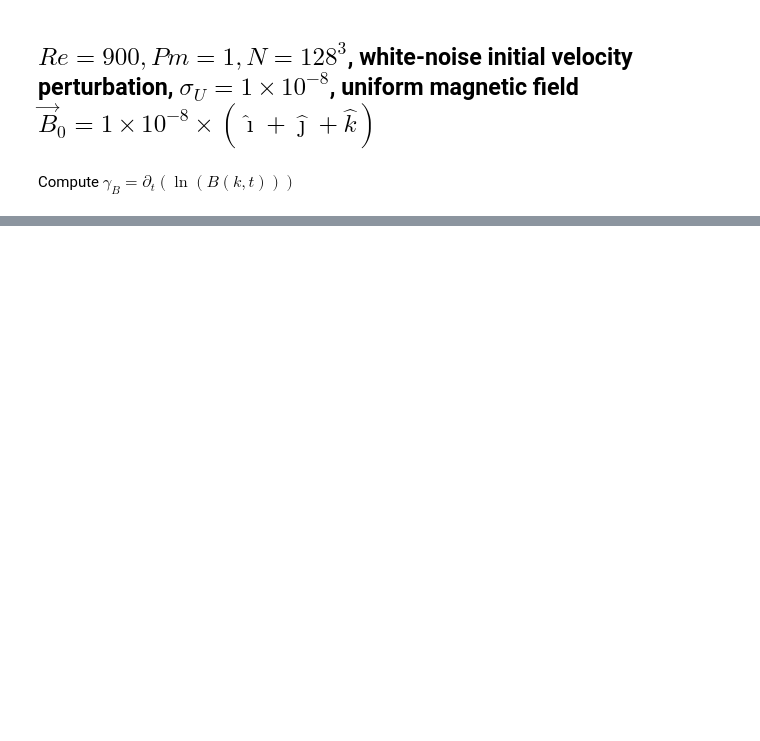
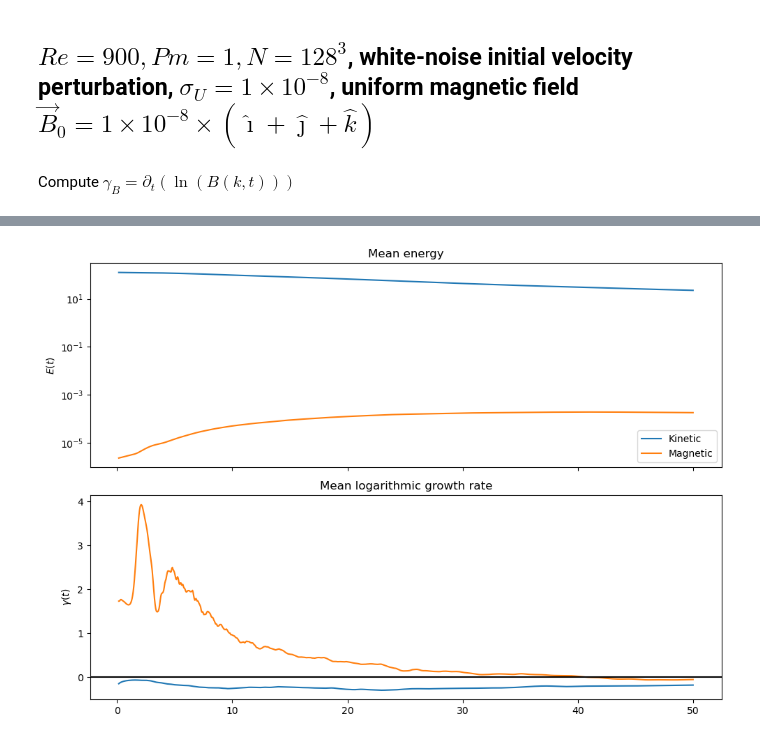
Before and after one commit to ben-goldman/khmhd, a Jupyter notebook: src/plot_gamma_spectrum.ipynb, the cells around one changed output, grey strips where cells are left out. Drawn from its saved outputs; the diff is of its cells as text; code cells hidden in the pictures; blank space fills up the shorter version.

```diff
--- a/src/plot_gamma_spectrum.ipynb
+++ b/src/plot_gamma_spectrum.ipynb
@@ -89,0 +90,17 @@ plt.savefig("gUB_t.pdf")
+# %%
+fig, (ax1, ax2) = plt.subplots(2, 1, sharex=True, figsize=(10, 7))
+ax1.plot(ts*2*np.pi, U_t, label="Kinetic")
+ax1.plot(ts*2*np.pi, B_t, label="Magnetic")
+ax1.set_yscale("log", base=10)
+ax1.set_ylabel(r"$E(t)$")
+ax1.legend()
+ax1.set_title(r"Mean energy")
+ax2.plot(ts*2*np.pi, gU_t, label="Kinetic")
+ax2.plot(ts*2*np.pi, gB_t, label="Magnetic")
+ax2.set_ylabel(r"$\gamma(t)$")
+ax2.set_title(r"Mean logarithmic growth rate")
+ax2.axhline(y=0, color="k")
+fig.tight_layout()
+plt.savefig("lines.png")
+# %% [output]
+[figure, added]
```
Also changed, not shown: parts of 3 cells of this notebook, 20 other files.
